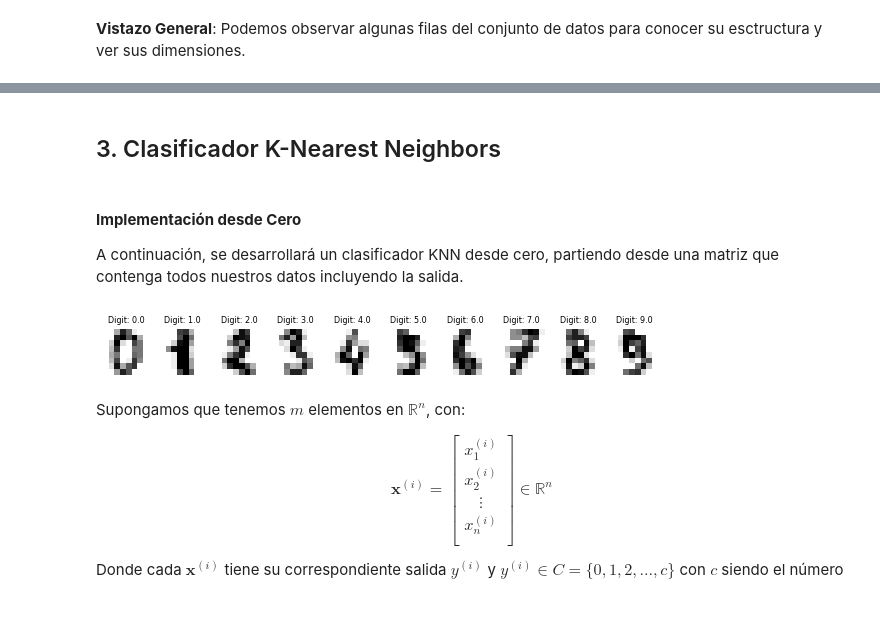
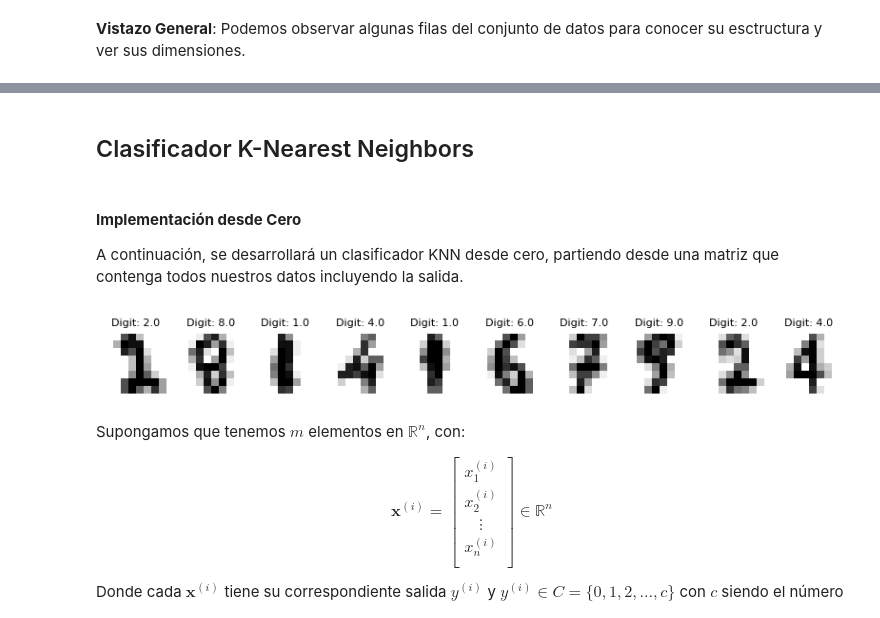
Before and after one commit to CrAvila/IA, a Jupyter notebook: Proyecto1/Copia_de_IA_Proyecto_1.ipynb, the cells around one changed output, grey strips where cells are left out. Drawn from its saved outputs; the diff is of its cells as text; code cells hidden in the pictures.

```diff
--- a/Proyecto1/Copia_de_IA_Proyecto_1.ipynb
+++ b/Proyecto1/Copia_de_IA_Proyecto_1.ipynb
@@ -427,7 +427,7 @@ plt.show()
 # %% [output]
 [figure]
 # %% [markdown]
-## 3. Clasificador K-Nearest Neighbors
+## Clasificador K-Nearest Neighbors
 # %% [markdown]
 #### **Implementación desde Cero**
 
@@ -441,10 +441,13 @@ y = digits.target
 # %%
 # Matriz aumentada (inlucyendo los datos de salida)
 Xa = np.column_stack((np.array(X), y))
 
+# Se mezclan las filas
+np.random.shuffle(Xa)
+
 show_numbers(1, 10, Xa[:, :-1], Xa[:, -1])
 # %% [output]
-[figure, old version]
+[figure, new version]
 # %% [markdown]
 Supongamos que tenemos $m$ elementos en $\mathbb{R}^{n}$, con:
 
```
Also changed, not shown: parts of 20 cells of this notebook, 2 other files.
